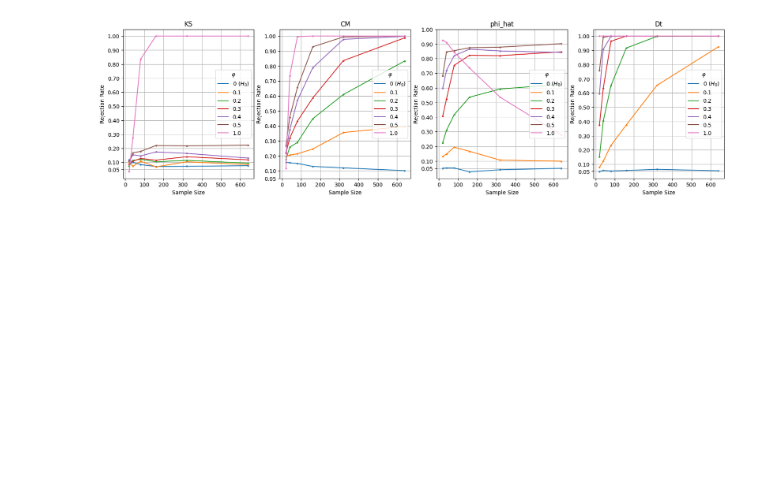
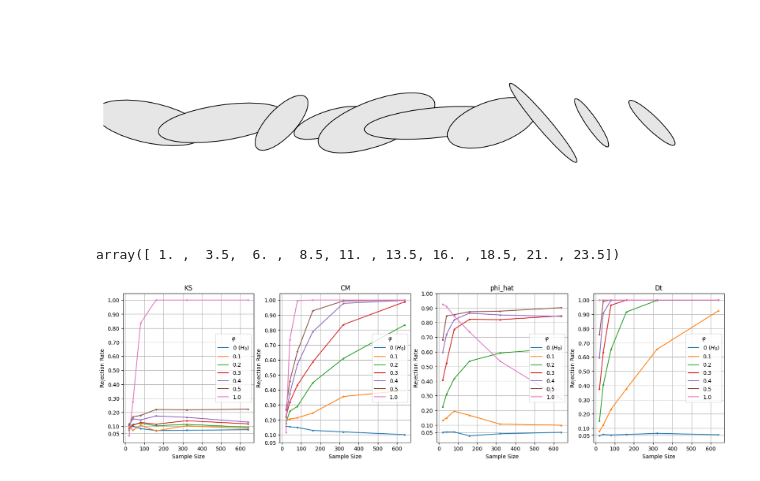
Before and after one commit to matthieubulte/GAR, a Jupyter notebook: simulation-evaluation.ipynb, the cells around one changed output. Cells and saved outputs as stored; diff of their text form; code cells hidden in the pictures; blank space fills up the shorter version.

```diff
--- a/simulation-evaluation.ipynb
+++ b/simulation-evaluation.ipynb
@@ -23,3 +66,52 @@ from scipy.stats import norm
+# %%
+from matplotlib.patches import Ellipse
+
+def plot_cov_ellipse(cov, pos, nstd=2, ax=None, **kwargs):
+    """
+    Plots an `nstd` sigma error ellipse based on the specified covariance matrix (`cov`).
+    """
+    if ax is None:
+        ax = plt.gca()
+
+    # Decompose and sort the eigenvalues and eigenvectors
+    vals, vecs = np.linalg.eigh(cov)
+    order = vals.argsort()[::-1]
+    vals, vecs = vals[order], vecs[:,order]
+
+    # Compute the angle between the x-axis and the largest eigenvector
+    theta = np.degrees(np.arctan2(*vecs[:,0][::-1]))
+
+    # Width and height are "full" widths, not radius
+    width, height = 2 * nstd * np.sqrt(vals)
+    ellipse = Ellipse(xy=pos, width=width, height=height, angle=theta, **kwargs)
+
+    ax.add_patch(ellipse)
+
+np.random.seed(3)
+x = sim(20, 0.8, mean, s1=0.2, s2=0.5)
+
+n = 10
+dx = np.array([0,1.55,1.3,1.05,1,1.25,1.25,1.1,1.05,1.3])
+fc = 0.9
+
+fig, ax = plt.subplots(figsize=(np.sum(dx),3.5))
+
+for i in range(n):
+    cov_matrix = log_cholesky.log_chol_to_spd(x[1+i, :])[:2, :2] / 10
+    position = [np.cumsum(dx)[i], 0]
+    plot_cov_ellipse(cov_matrix, position, ax=ax, label=i, facecolor=(fc,fc,fc), edgecolor='black', linewidth=0.75)
+
+plt.xlim(-1,np.sum(dx)+1.5)
+plt.ylim(-2,2)
+plt.gca().set_axis_off()
+# plt.gca().xaxis.set_visible(False)
+# %% [output]
+[figure, added]
+# %%
+
+np.cumsum(dx)
+# %% [output]
+array([ 1. ,  3.5,  6. ,  8.5, 11. , 13.5, 16. , 18.5, 21. , 23.5])
 # %%
 # 20231004145115_sim_mar
 # 20231005144659_sim_mar
```
Also changed, not shown: parts of 13 cells of this notebook, 2 other files.
